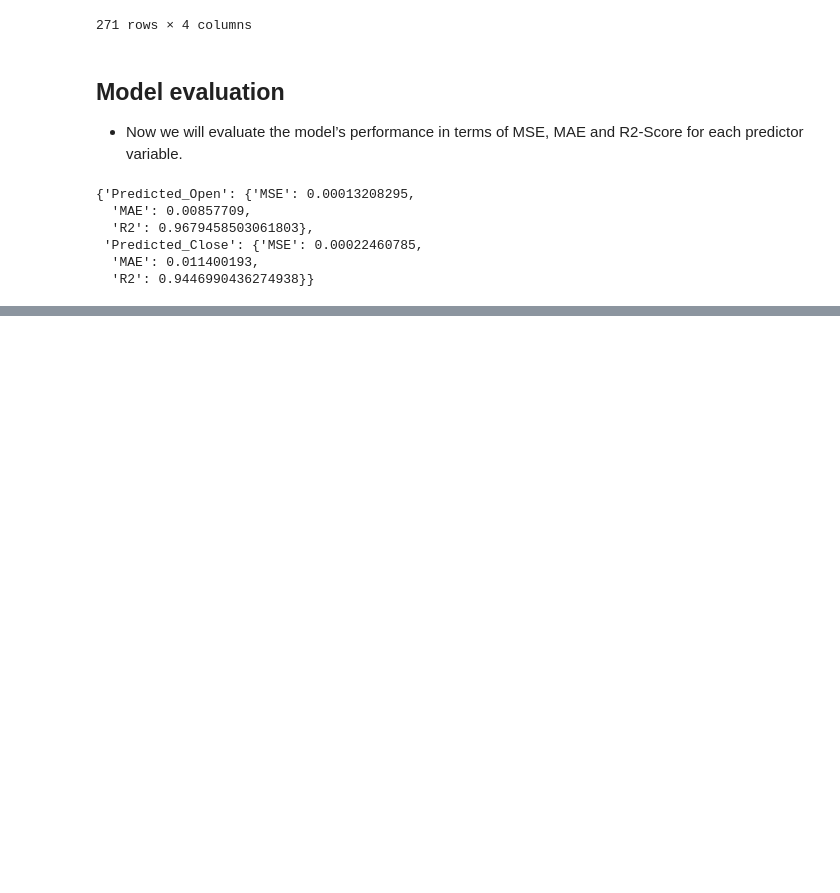
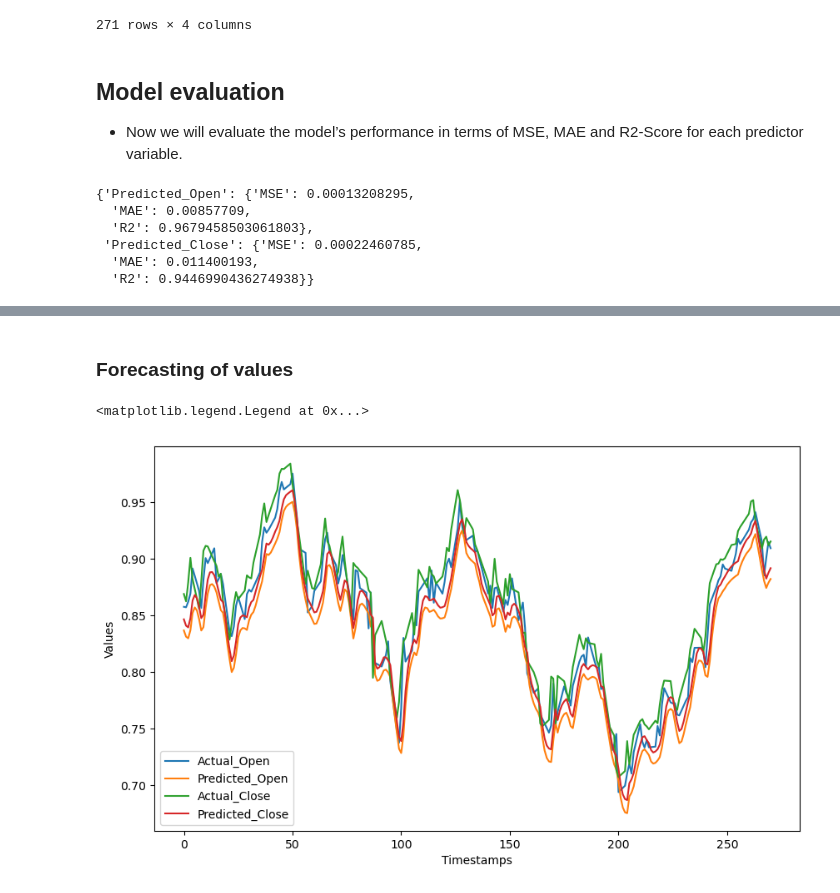
Before and after one commit to rd8312/time_series, a Jupyter notebook: multivariate_ts.ipynb, the cells around one changed output, grey strips where cells are left out. Cells and saved outputs as stored; diff of their text form; code cells hidden in the pictures; blank space fills up the shorter version.

Commit message:
feat: add multivariate time serious forecasting with LSTM

```diff
--- a/multivariate_ts.ipynb
+++ b/multivariate_ts.ipynb
@@ -502,0 +653,3 @@ result
+# %%
+# 訓練模型
+train_model(model, train_loader, criterion, optimizer)
@@ -502,0 +674,18 @@ result
+# %%
+# 訓練器
+# pytorch lightning
+trainer = pl.Trainer(max_epochs=25)
+
+# 創建 DataLoader
+train_dataset = TensorDataset(X_train_tensor, y_train_tensor)
+train_loader = DataLoader(train_dataset, batch_size=32, shuffle=True)
+
+test_dataset = TensorDataset(X_test_tensor, y_test_tensor)
+test_loader = DataLoader(test_dataset, batch_size=32, shuffle=False)
+
+# 假設您已經創建了 train_loader, val_loader, test_loader
+# 訓練模型
+trainer.fit(model, train_dataloaders=train_loader)
+
+# 測試模型
+trainer.test(model, dataloaders=test_loader)
@@ -502,0 +718,26 @@ result
+# %% [markdown]
+### Forecasting of values
+# %%
+# 預測
+model.eval()
+predicted_values = model(X_test_tensor).cpu().detach().numpy()
+
+# 繪製預測結果
+d = {
+    'Predicted_Open': predicted_values[:, 0],
+    'Predicted_Close': predicted_values[:, 1],
+    'Actual_Open': y_test_tensor[:, 0].cpu().numpy(),
+    'Actual_Close': y_test_tensor[:, 1].cpu().numpy(),
+}
+
+d = pd.DataFrame(d)
+
+fig, ax = plt.subplots(figsize=(10, 6))
+plt.plot(d[['Actual_Open', 'Predicted_Open']], label=['Actual_Open', 'Predicted_Open'])
+plt.plot(d[['Actual_Close', 'Predicted_Close']], label=['Actual_Close', 'Predicted_Close'])
+plt.xlabel('Timestamps')
+plt.ylabel('Values')
+ax.legend()
+# %% [output]
+<matplotlib.legend.Legend at 0x...>
+[figure, added]
```
Also changed, not shown: parts of 18 cells of this notebook.
